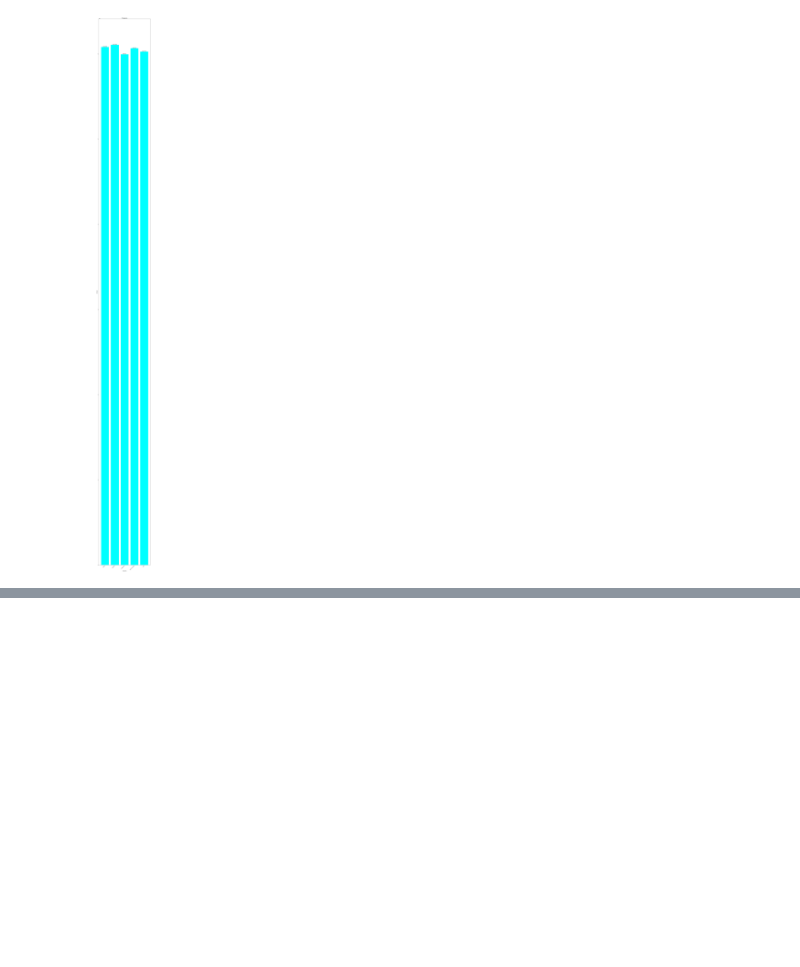
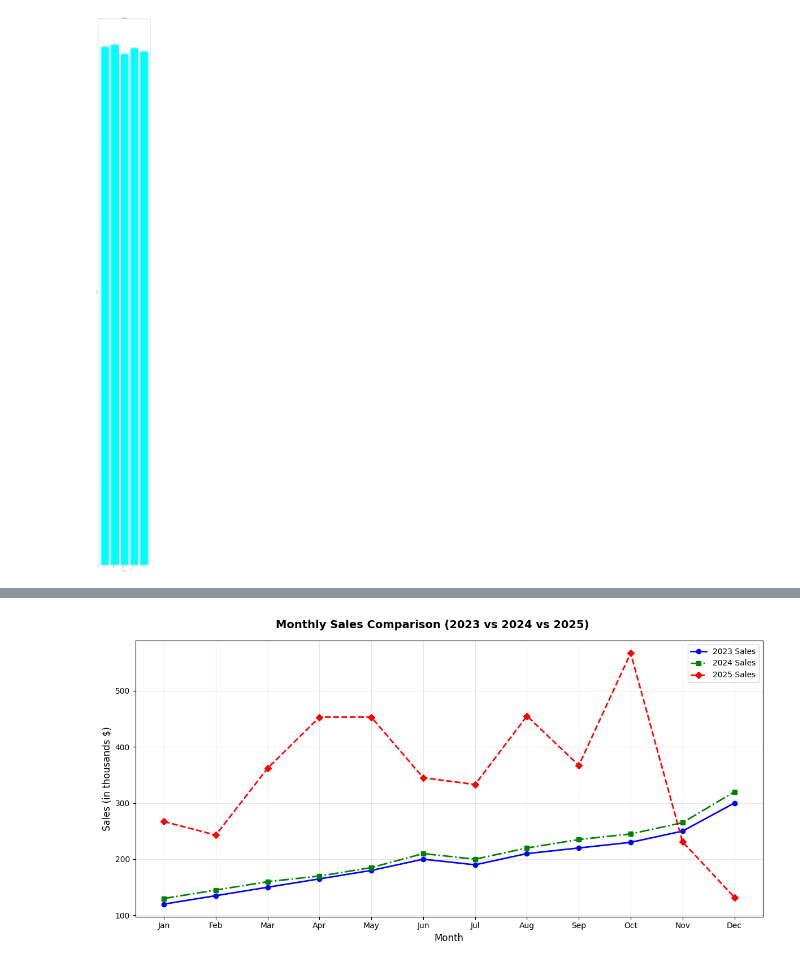
Before and after one commit to Manish-Basnet-09/Data_Science, a Jupyter notebook: Advance_python/Matplotlib/matplotlib.ipynb, the cells around one changed output, grey strips where cells are left out. Saved outputs shown, nothing was run; the diff lists cells and outputs as text; code cells hidden in the pictures; blank space fills up the shorter version.

```diff
--- a/Advance_python/Matplotlib/matplotlib.ipynb
+++ b/Advance_python/Matplotlib/matplotlib.ipynb
@@ -331,0 +382,27 @@ plt.show()
+# %%
+import matplotlib.pyplot as plt
+import pandas as pd
+import numpy as np
+
+# Sample data - Monthly sales over a year
+months = ['Jan', 'Feb', 'Mar', 'Apr', 'May', 'Jun',
+          'Jul', 'Aug', 'Sep', 'Oct', 'Nov', 'Dec']
+sales_2023 = [120, 135, 150, 165, 180, 200,
+              190, 210, 220, 230, 250, 300]
+sales_2024 = [130, 145, 160, 170, 185, 210,
+              200, 220, 235, 245, 265, 320]
+sales_2025 = [267,243,362,453,453,345,333,455,367,567,231,132]
+plt.figure(figsize=(12, 6))
+plt.plot(months, sales_2023, marker='o', linewidth=2, label='2023 Sales', color='blue')
+plt.plot(months, sales_2024, marker='s', linewidth=2, label='2024 Sales', color='green', linestyle='-.')
+plt.plot(months, sales_2025, marker='D', linewidth=2, label='2025 Sales', color='red', linestyle='--')
+
+plt.suptitle('Monthly Sales Comparison (2023 vs 2024 vs 2025)', fontsize=14, fontweight='bold')
+plt.xlabel('Month', fontsize=12)
+plt.ylabel('Sales (in thousands $)', fontsize=12)
+plt.grid(True, alpha=0.3)
+plt.legend(loc="best")
+plt.tight_layout()
+plt.show()
+# %% [output]
+[figure, added]
```
Also changed, not shown: parts of 12 cells of this notebook, 5 other files.
